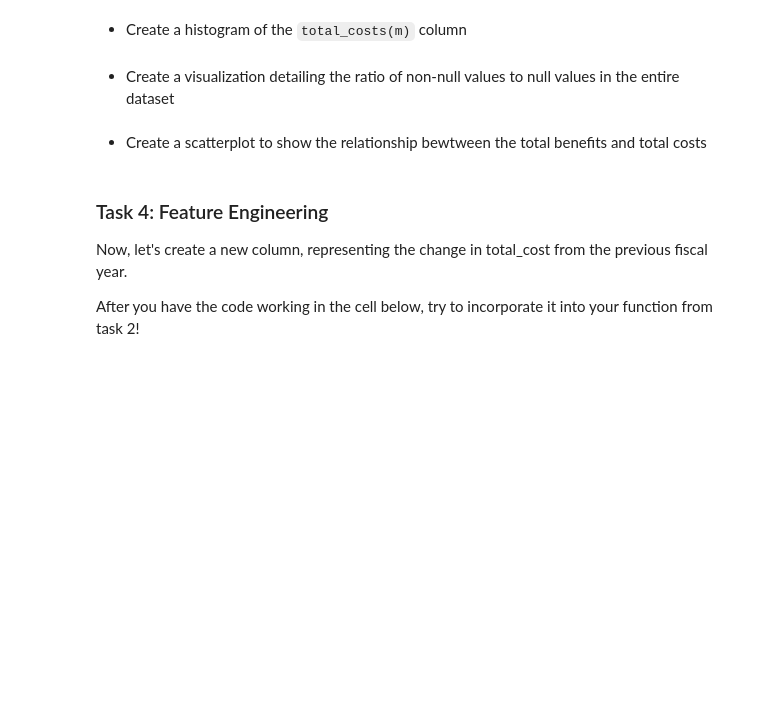
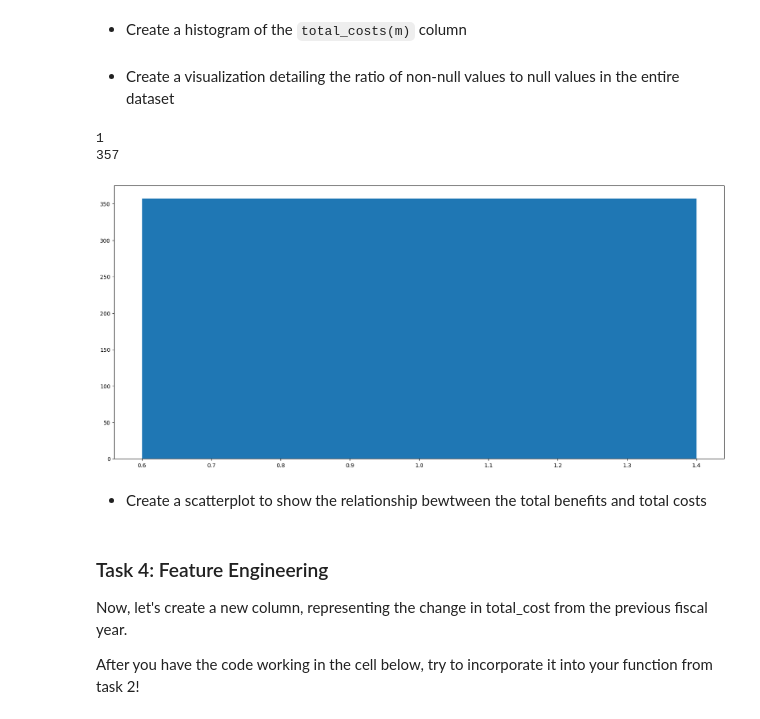
Before and after one commit to Sir-Roe/bootcamp, a Jupyter notebook: week_4/visualizations.ipynb, the cells around one changed output. Cells and saved outputs as stored; diff of their text form; code cells hidden in the pictures; blank space fills up the shorter version.

```diff
--- a/week_4/visualizations.ipynb
+++ b/week_4/visualizations.ipynb
@@ -181,3 +180,19 @@ fig.show()
+# %%
+count_nan = (df_snap.isna().sum())
+
+t_nan=sum(count_nan)
+hasval=sum(df_snap.notnull().count())
+
+print(t_nan)
+print(hasval)
+plt.figure(figsize=(20,9))
+plt.bar(t_nan,hasval)
+
+plt.show()
+# %% [output]
+1
+357
+[figure, added]
 # %% [markdown]
 - Create a scatterplot to show the relationship bewtween the total benefits and total costs
 # %%
```
Also changed, not shown: parts of 2 cells of this notebook.
